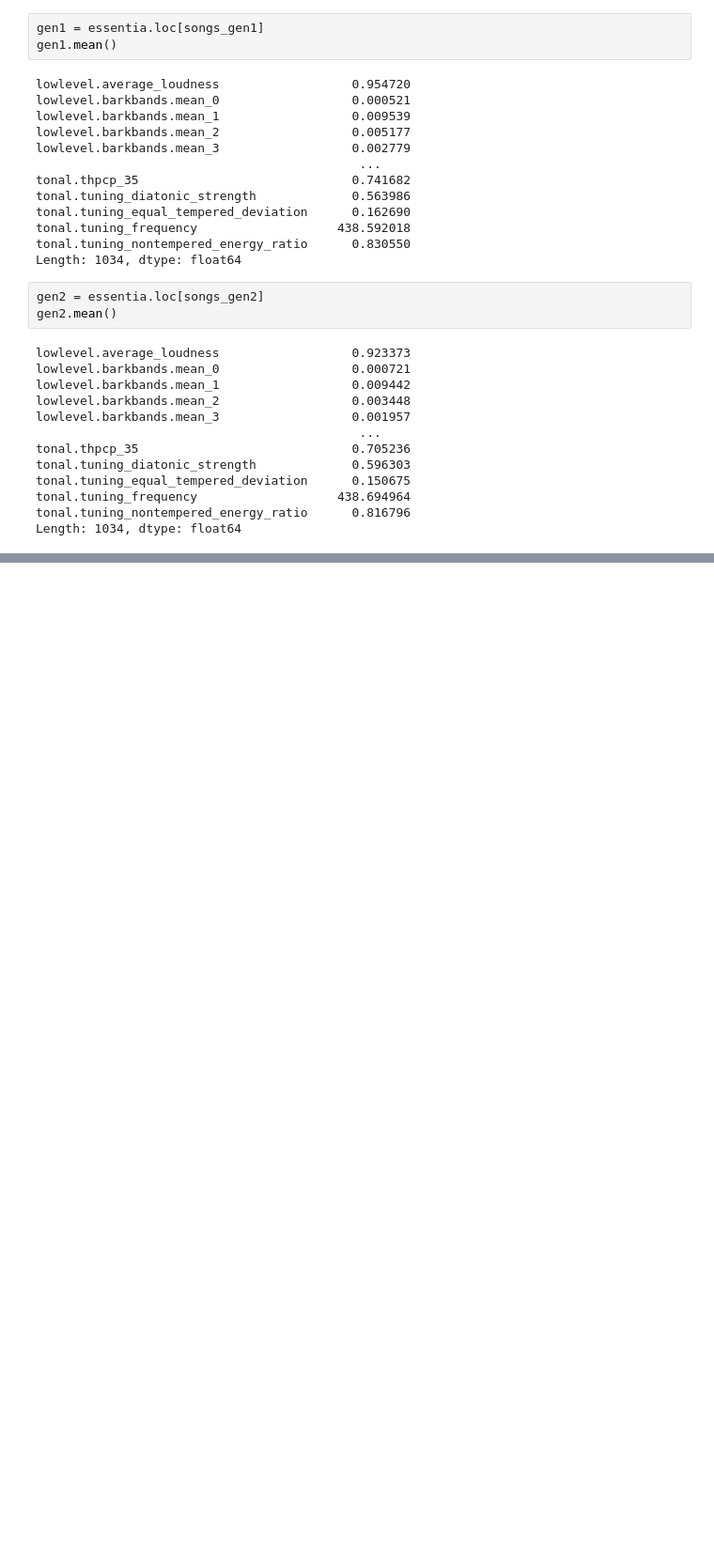
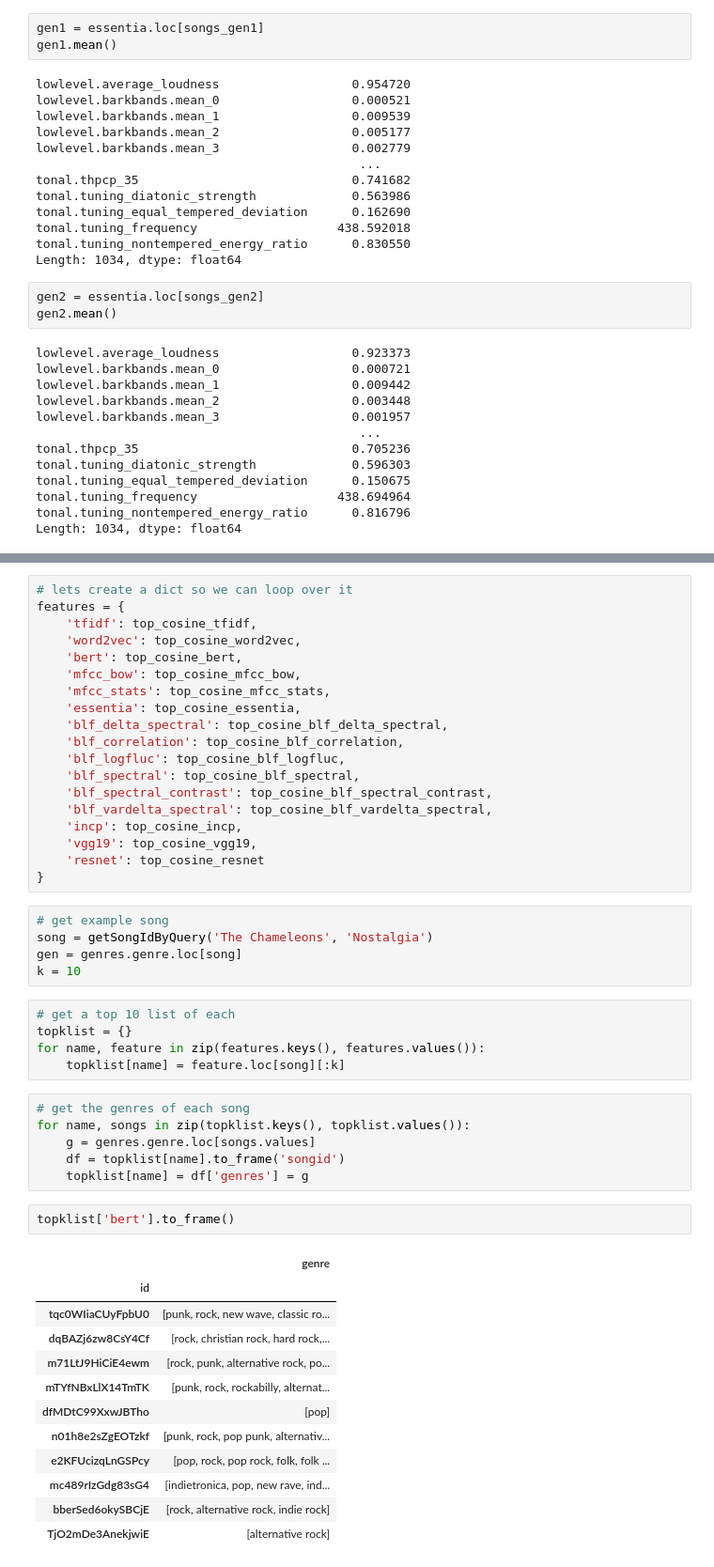
Before and after one commit to mmosc/MMSR, a Jupyter notebook: project/StatisticalDataAnalysis.ipynb, the cells around one changed output, grey strips where cells are left out. Shown at 94% size. Saved outputs shown, nothing was run; the diff lists cells and outputs as text; blank space fills up the shorter version.

Commit message:
Some more statstics to a particular song

```diff
--- a/project/StatisticalDataAnalysis.ipynb
+++ b/project/StatisticalDataAnalysis.ipynb
@@ -288,0 +333,50 @@ Length: 1034, dtype: float64
+# %%
+# lets create a dict so we can loop over it
+features = {
+    'tfidf': top_cosine_tfidf,
+    'word2vec': top_cosine_word2vec,
+    'bert': top_cosine_bert,
+    'mfcc_bow': top_cosine_mfcc_bow,
+    'mfcc_stats': top_cosine_mfcc_stats,
+    'essentia': top_cosine_essentia,
+    'blf_delta_spectral': top_cosine_blf_delta_spectral,
+    'blf_correlation': top_cosine_blf_correlation,
+    'blf_logfluc': top_cosine_blf_logfluc,
+    'blf_spectral': top_cosine_blf_spectral,
+    'blf_spectral_contrast': top_cosine_blf_spectral_contrast,
+    'blf_vardelta_spectral': top_cosine_blf_vardelta_spectral,
+    'incp': top_cosine_incp,
+    'vgg19': top_cosine_vgg19,
+    'resnet': top_cosine_resnet
+}
+# %%
+# get example song
+song = getSongIdByQuery('The Chameleons', 'Nostalgia')
+gen = genres.genre.loc[song]
+k = 10
+# %%
+# get a top 10 list of each
+topklist = {}
+for name, feature in zip(features.keys(), features.values()):
+    topklist[name] = feature.loc[song][:k]
+# %%
+# get the genres of each song
+for name, songs in zip(topklist.keys(), topklist.values()):
+    g = genres.genre.loc[songs.values]
+    df = topklist[name].to_frame('songid')
+    topklist[name] = df['genres'] = g
+# %%
+topklist['bert'].to_frame()
+# %% [output]
+|  | genre |
+| id |  |
+| tqc0WIiaCUyFpbU0 | [punk, rock, new wave, classic ro... |
+| dqBAZj6zw8CsY4Cf | [rock, christian rock, hard rock,... |
+| m71LtJ9HiCiE4ewm | [rock, punk, alternative rock, po... |
+| mTYfNBxLlX14TmTK | [punk, rock, rockabilly, alternat... |
+| dfMDtC99XxwJBTho | [pop] |
+| n01h8e2sZgEOTzkf | [punk, rock, pop punk, alternativ... |
+| e2KFUcizqLnGSPcy | [pop, rock, pop rock, folk, folk ... |
+| mc489rIzGdg83sG4 | [indietronica, pop, new rave, ind... |
+| bberSed6okySBCjE | [rock, alternative rock, indie rock] |
+| TjO2mDe3AnekjwiE | [alternative rock] |
```
Also changed, not shown: parts of 7 cells of this notebook.
